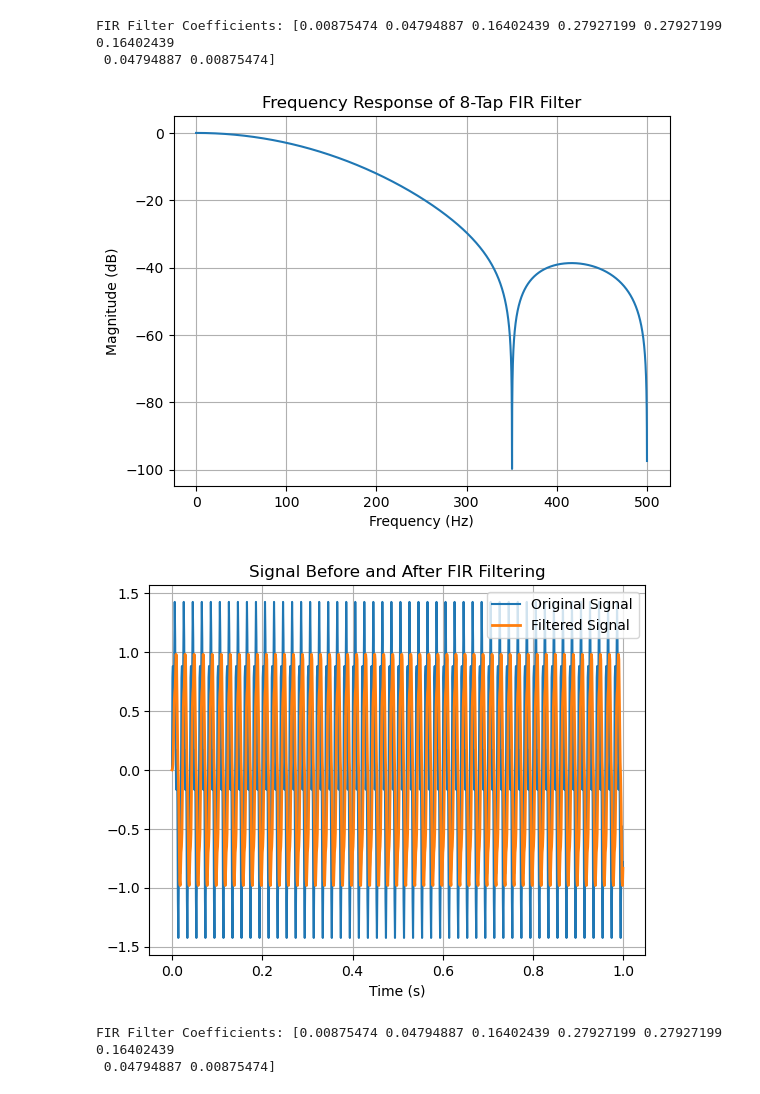
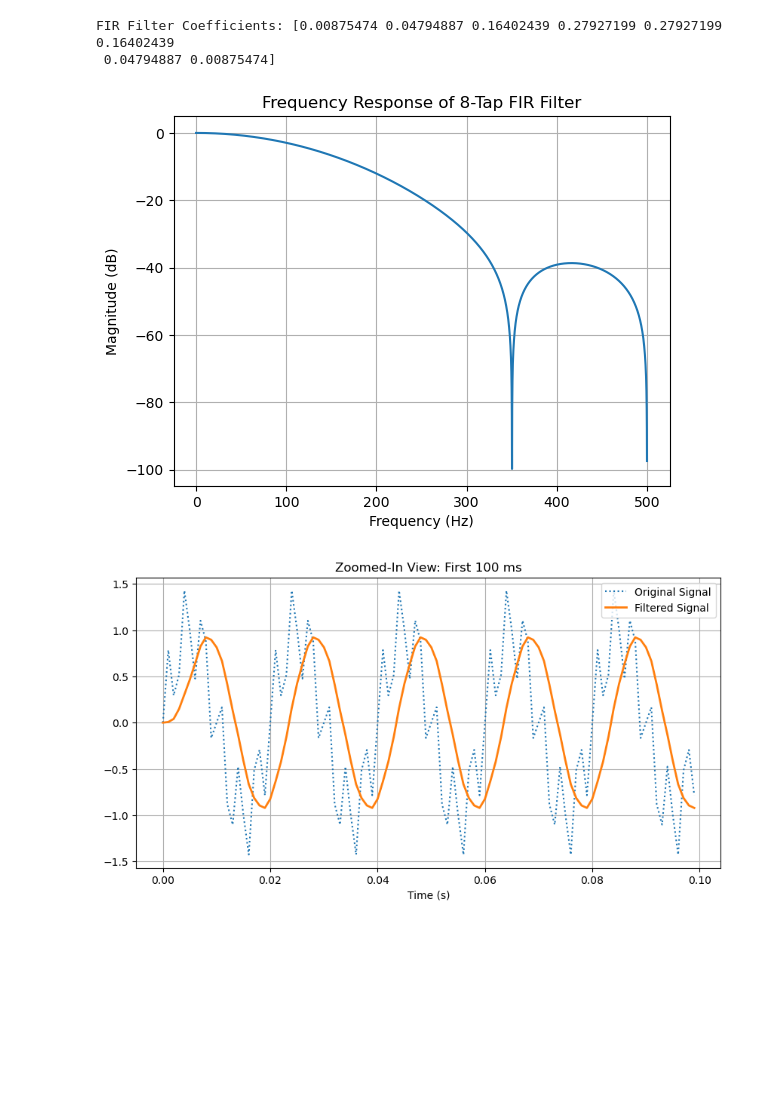
Before and after one commit to Cushychicken/dsp-codesign, a Jupyter notebook: sim/Filtermodel.ipynb, the cells around one changed output. Saved outputs shown, nothing was run; the diff lists cells and outputs as text; code cells hidden in the pictures; blank space fills up the shorter version.

Commit message:
More updates for input / output signal coordination and analysis

```diff
--- a/sim/Filtermodel.ipynb
+++ b/sim/Filtermodel.ipynb
@@ -32,49 +32,46 @@ import numpy as np
 import scipy.signal as signal
 import matplotlib.pyplot as plt
 
 # Filter specifications
 num_taps = 8  # 8-tap FIR filter
 fs = 1000      # Sampling frequency in Hz
 fc = 100       # Cutoff frequency in Hz
 nyquist = fs / 2
 normalized_cutoff = fc / nyquist
 
-# Design the FIR filter
+# Design the FIR filter; save coefficients to a file
 coeffs = signal.firwin(num_taps, normalized_cutoff, window="hamming")
+np.savetxt("fir_coeffs.txt", coeffs, fmt="%.6f")
 
-# Frequency response
+# Generate and plot frequency response
 w, h = signal.freqz(coeffs, worN=8000)
-
-# Plot frequency response
 plt.figure()
 plt.plot(w / np.pi * nyquist, 20 * np.log10(abs(h)))
 plt.title("Frequency Response of 8-Tap FIR Filter")
 plt.xlabel("Frequency (Hz)")
 plt.ylabel("Magnitude (dB)")
 plt.grid()
 plt.show()
 
-# Example: Apply to a test signal (sinusoid)
-t = np.arange(0, 1, 1/fs)
-x = np.sin(2 * np.pi * 50 * t) + 0.5 * np.sin(2 * np.pi * 200 * t)  # Signal with 50Hz + 200Hz
+# Generate test signal (50 Hz + 300 Hz); save to file
+t = np.arange(0, 1, 1/fs)  # 1 second duration
+x = np.sin(2 * np.pi * 50 * t) + 0.5 * np.sin(2 * np.pi * 300 * t)  # Input signal
+np.savetxt("input_signal.txt", x, fmt="%.6f")
 
-# Filter the signal
+# Apply FIR filter
 y = signal.lfilter(coeffs, 1.0, x)
 
-# Plot input and output signals
-plt.figure()
-plt.plot(t, x, label="Original Signal")
-plt.plot(t, y, label="Filtered Signal", linewidth=2)
-plt.title("Signal Before and After FIR Filtering")
+# Zoomed-in plot (first 100 ms)
+plt.figure(figsize=(10, 5))
+zoom_range = t < 0.1  # First 100 ms
+plt.plot(t[zoom_range], x[zoom_range], label="Original Signal", linestyle="dotted")
+plt.plot(t[zoom_range], y[zoom_range], label="Filtered Signal", linewidth=2)
+plt.title("Zoomed-In View: First 100 ms")
 plt.xlabel("Time (s)")
 plt.legend()
 plt.grid()
+
 plt.show()
-
-# Print filter coefficients
-print("FIR Filter Coefficients:", coeffs)
 # %% [output]
 [figure]
-[figure, old version]
+[figure, new version]
-FIR Filter Coefficients: [0.00875474 0.04794887 0.16402439 0.27927199 0.27927199 0.16402439
- 0.04794887 0.00875474]
```
Also changed, not shown: parts of 1 cell of this notebook, 1 other file.
